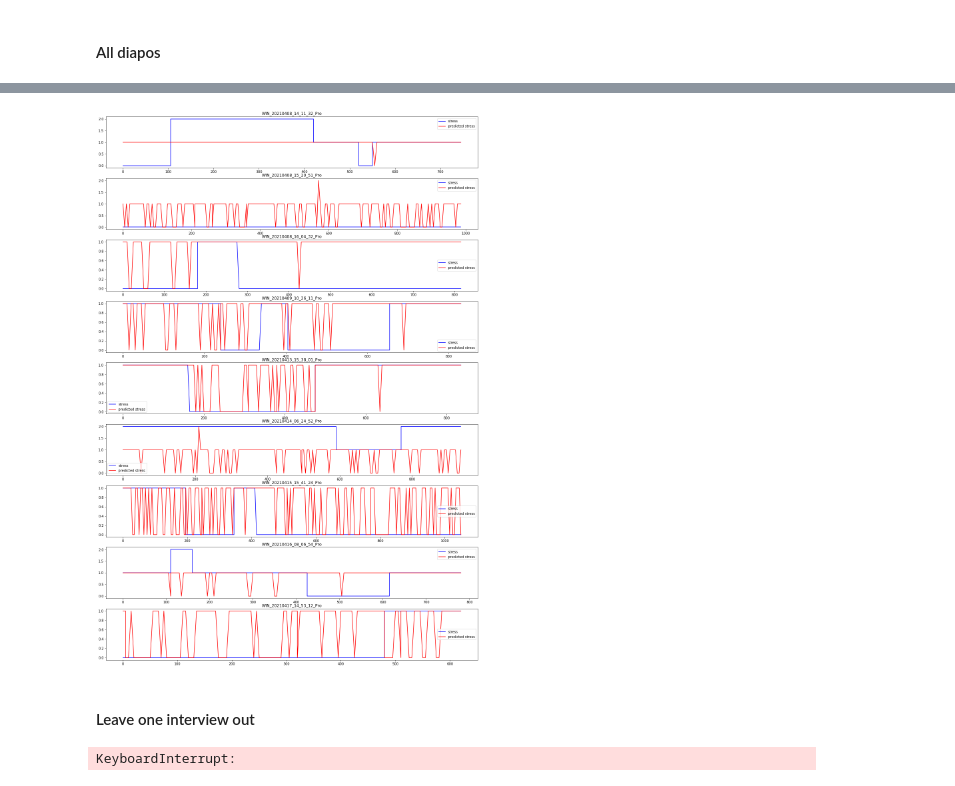
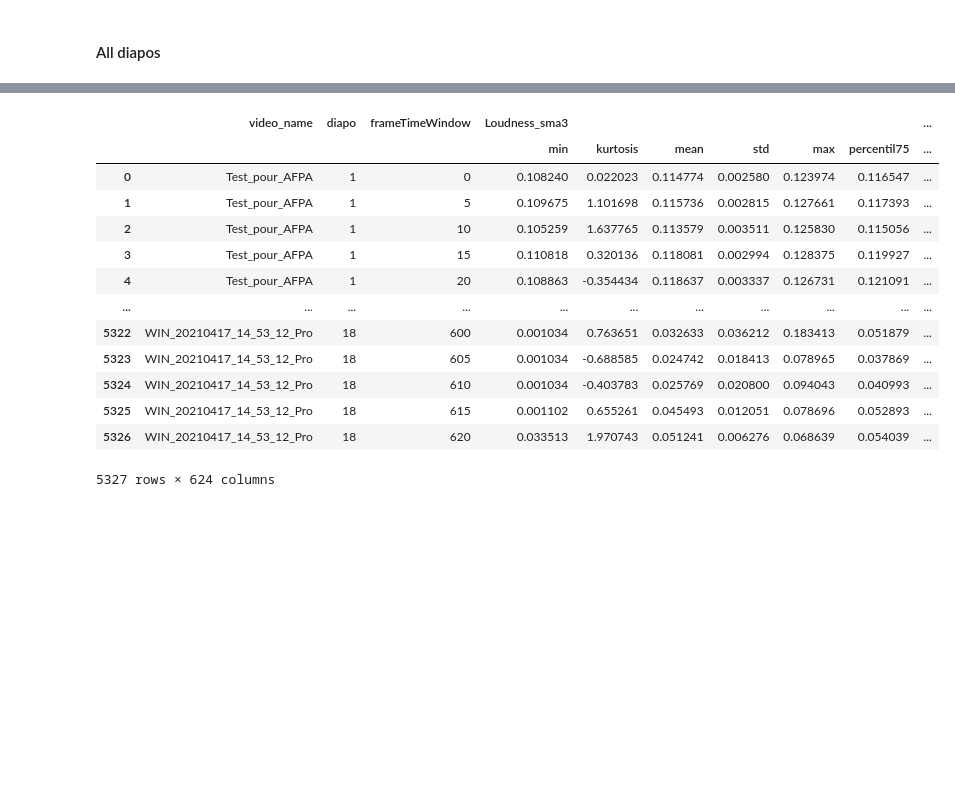
Before and after one commit to Projet-Fil-Rouge-AFPA/filrouge, a Jupyter notebook: Notebook_Laurent_2_TimeWindow.ipynb, the cells around one changed output, grey strips where cells are left out. Drawn from its saved outputs; the diff is of its cells as text; code cells hidden in the pictures; blank space fills up the shorter version.

```diff
--- a/Notebook_Laurent_2_TimeWindow.ipynb
+++ b/Notebook_Laurent_2_TimeWindow.ipynb
@@ -811,22 +269,4 @@ ytest_and_predict = pd.concat([ytest.reset_index(),pd.DataFrame(ytest_predict,co
-# %%
-
-plt.figure(figsize=(20,30))
-i = 1
-for video_name in ytest_and_predict.video_name.unique():
-    plt.subplot(9,1,i)
-    plt.title(video_name)
-    ind = ytest_and_predict.loc[:,'video_name'] == video_name
-    plt.plot(ytest_and_predict.loc[ind,'frameTimeWindow'], ytest_and_predict.loc[ind,'stress'],
-            color='b', label='stress')
-    plt.plot(ytest_and_predict.loc[ind,'frameTimeWindow'], ytest_and_predict.loc[ind,'predicted_stress'],
-            color='r', label='predicted stress')
-    plt.legend();
-    i += 1
-# %% [output]
-[figure, removed]
-# %% [markdown]
-#### Leave one interview out
 # %%
-video_name_list = X.reset_index().video_name.unique()
-X = X.reset_index()
-y = y.reset_index()
+#video_name_list = X.reset_index().video_name.unique()
+#X = X.reset_index()
+#y = y.reset_index()
@@ -842,32 +273,17 @@ split = 0
-# %%
-resultats = []
-split = 0
-
-for n_estimators in [100, 150, 200]:
-    for max_depth in [5, 6, 7, 8, 9,10, 11, 12, 13, 14, 15, 20, 25]:
-
-        split = 0
-        for video_name in video_name_list:
-            Xtrain = X[X.video_name != video_name].set_index(['video_name','diapo','frameTimeWindow'])
-            ytrain = y[X.video_name != video_name].set_index(['video_name','diapo','frameTimeWindow'])
-            Xtest = X[X.video_name == video_name].set_index(['video_name','diapo','frameTimeWindow'])
-            ytest = y[X.video_name == video_name].set_index(['video_name','diapo','frameTimeWindow'])
-
-            rf = RandomForestClassifier(max_depth=max_depth, n_estimators=n_estimators, random_state=42, n_jobs=-1)
-            rf.fit(Xtrain, ytrain.values.ravel())
-            ytrain_predict = rf.predict(Xtrain)
-            ytest_predict = rf.predict(Xtest)
-
-            resultats.append([n_estimators,max_depth,split,
-                                accuracy_score(ytrain,ytrain_predict),accuracy_score(ytest,ytest_predict)])
-                                #f1_score(ytrain,ytrain_predict,labels=[0,1,2,3],average='weighted'),
-                                #f1_score(ytest,ytest_predict,labels=[0,1,2,3],average='weighted')])
-            split += 1
-
-
-df_resultats = pd.DataFrame(resultats, columns=['n_estimators', 'max_depth', 'split','train_acc', 'test_acc'])
-df_resultats_agg = df_resultats.groupby(['n_estimators', 'max_depth']).agg({'train_acc':['mean','std'],
-                                                                            'test_acc':['mean','std']})
-df_resultats_agg
-# %% [output]
-KeyboardInterrupt:
+# %%
+X
+# %% [output]
+|  | video_name | diapo | frameTimeWindow | Loudness_sma3 |  |  |  |  |  | ... |
+|  |  |  |  | min | kurtosis | mean | std | max | percentil75 | ... |
+| 0 | Test_pour_AFPA | 1 | 0 | 0.108240 | 0.022023 | 0.114774 | 0.002580 | 0.123974 | 0.116547 | ... |
+| 1 | Test_pour_AFPA | 1 | 5 | 0.109675 | 1.101698 | 0.115736 | 0.002815 | 0.127661 | 0.117393 | ... |
+| 2 | Test_pour_AFPA | 1 | 10 | 0.105259 | 1.637765 | 0.113579 | 0.003511 | 0.125830 | 0.115056 | ... |
+| 3 | Test_pour_AFPA | 1 | 15 | 0.110818 | 0.320136 | 0.118081 | 0.002994 | 0.128375 | 0.119927 | ... |
+| 4 | Test_pour_AFPA | 1 | 20 | 0.108863 | -0.354434 | 0.118637 | 0.003337 | 0.126731 | 0.121091 | ... |
+| ... | ... | ... | ... | ... | ... | ... | ... | ... | ... | ... |
+| 5322 | WIN_20210417_14_53_12_Pro | 18 | 600 | 0.001034 | 0.763651 | 0.032633 | 0.036212 | 0.183413 | 0.051879 | ... |
+| 5323 | WIN_20210417_14_53_12_Pro | 18 | 605 | 0.001034 | -0.688585 | 0.024742 | 0.018413 | 0.078965 | 0.037869 | ... |
+| 5324 | WIN_20210417_14_53_12_Pro | 18 | 610 | 0.001034 | -0.403783 | 0.025769 | 0.020800 | 0.094043 | 0.040993 | ... |
+| 5325 | WIN_20210417_14_53_12_Pro | 18 | 615 | 0.001102 | 0.655261 | 0.045493 | 0.012051 | 0.078696 | 0.052893 | ... |
+| 5326 | WIN_20210417_14_53_12_Pro | 18 | 620 | 0.033513 | 1.970743 | 0.051241 | 0.006276 | 0.068639 | 0.054039 | ... |
+5327 rows × 624 columns
```
Also changed, not shown: parts of 62 cells of this notebook, 18 other files.
